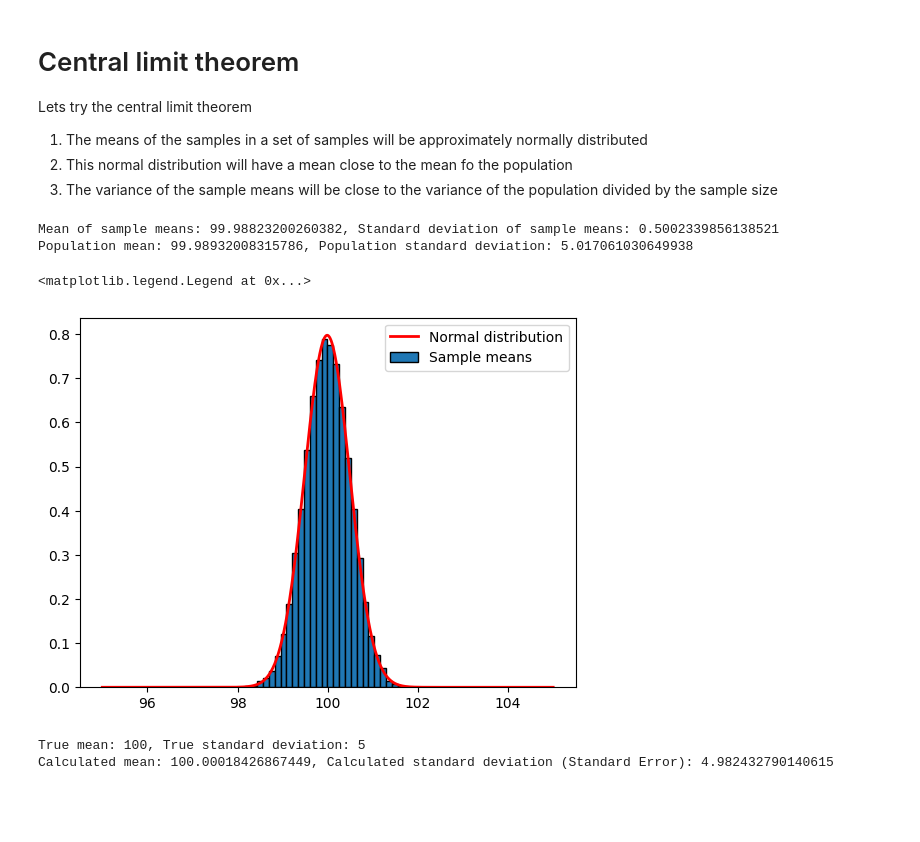
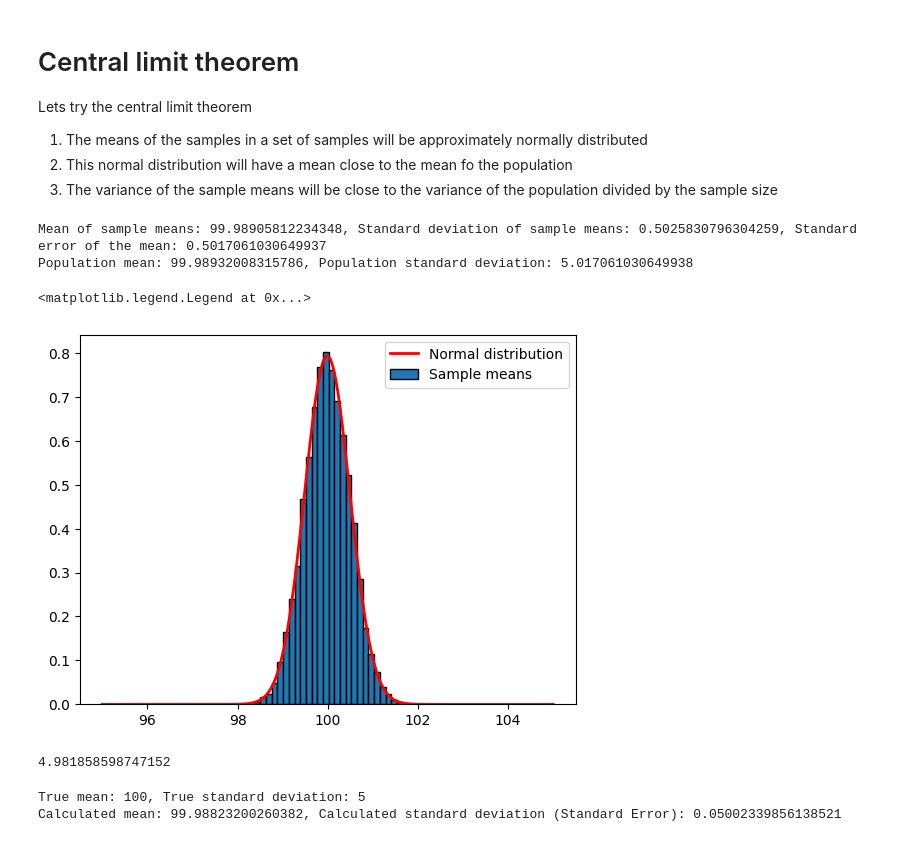
Before and after one commit to cerionXLII/StatisticalMagic, a Jupyter notebook: src/stats.ipynb, the cells around one changed output. Saved outputs shown, nothing was run; the diff lists cells and outputs as text; code cells hidden in the pictures; blank space fills up the shorter version.

```diff
--- a/src/stats.ipynb
+++ b/src/stats.ipynb
@@ -80,40 +88,45 @@ Lets try the central limit theorem
 # %%
 sample_size = 100
 n_trials = 20000
 sample_means = []
 sample_stds = []
 for trial in range(n_trials):
     X = np.random.choice(data, sample_size, replace=True)
     mean_sample = np.mean(X)
     std_sample = np.std(X)
     sample_means.append(mean_sample)
     sample_stds.append(std_sample)
 
 
 means_of_samples = np.mean(sample_means)
 stds_of_samples = np.std(sample_means)
-print(f'Mean of sample means: {means_of_samples}, Standard deviation of sample means: {stds_of_samples}')
+se = population_std/np.sqrt(sample_size)
+print(f'Mean of sample means: {means_of_samples}, Standard deviation of sample means: {stds_of_samples}, Standard error of the mean: {se}')
 print(f'Population mean: {population_mean}, Population standard deviation: {population_std}')
 plt.hist(sample_means, bins=30, edgecolor='black', density=True);
 x_norm = np.linspace(95, 105, 1000)
 y_norm = (1/(stds_of_samples*np.sqrt(2*np.pi)))*np.exp(-0.5*((x_norm-means_of_samples)/stds_of_samples)**2)
 plt.plot(x_norm, y_norm, 'r-', lw=2)
 
 plt.legend(['Normal distribution', 'Sample means'])
 # %% [output]
-Mean of sample means: 99.98823200260382, Standard deviation of sample means: 0.5002339856138521
+Mean of sample means: 99.98905812234348, Standard deviation of sample means: 0.5025830796304259, Standard error of the mean: 0.5017061030649937
 Population mean: 99.98932008315786, Population standard deviation: 5.017061030649938
 <matplotlib.legend.Legend at 0x...>
-[figure, old version]
+[figure, new version]
+# %%
+np.mean(sample_stds)
+# %% [output]
+4.981858598747152
 # %%
 #var_of_sample_means = var_real/sqrt(n)
 #std_of_sample_means = sqrt(var_real)/sqrt(n)
 
 standard_error = np.std(sample_means)/np.sqrt(sample_size)
-estimated_std =
+#estimated_std =
 
 print(f'True mean: {mean}, True standard deviation: {std}')
 print(f'Calculated mean: {np.mean(sample_means)}, Calculated standard deviation (Standard Error): {standard_error}')
 # %% [output]
 True mean: 100, True standard deviation: 5
-Calculated mean: 100.00018426867449, Calculated standard deviation (Standard Error): 4.982432790140615
+Calculated mean: 99.98823200260382, Calculated standard deviation (Standard Error): 0.05002339856138521
```
Also changed, not shown: parts of 3 cells of this notebook.
